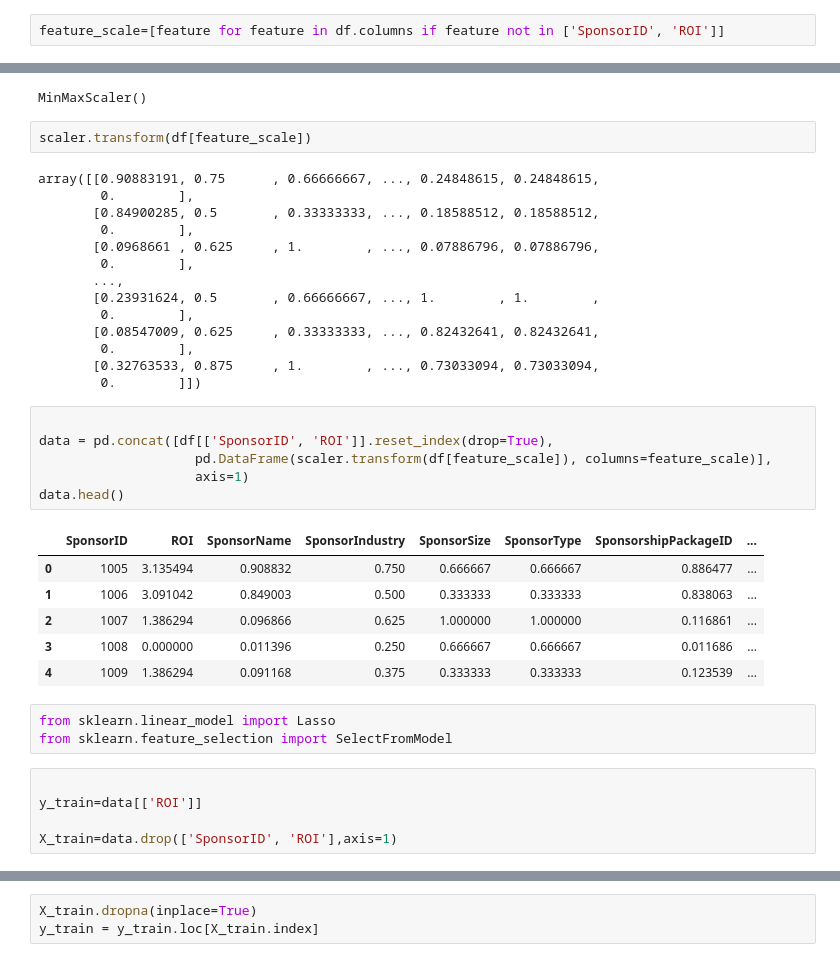
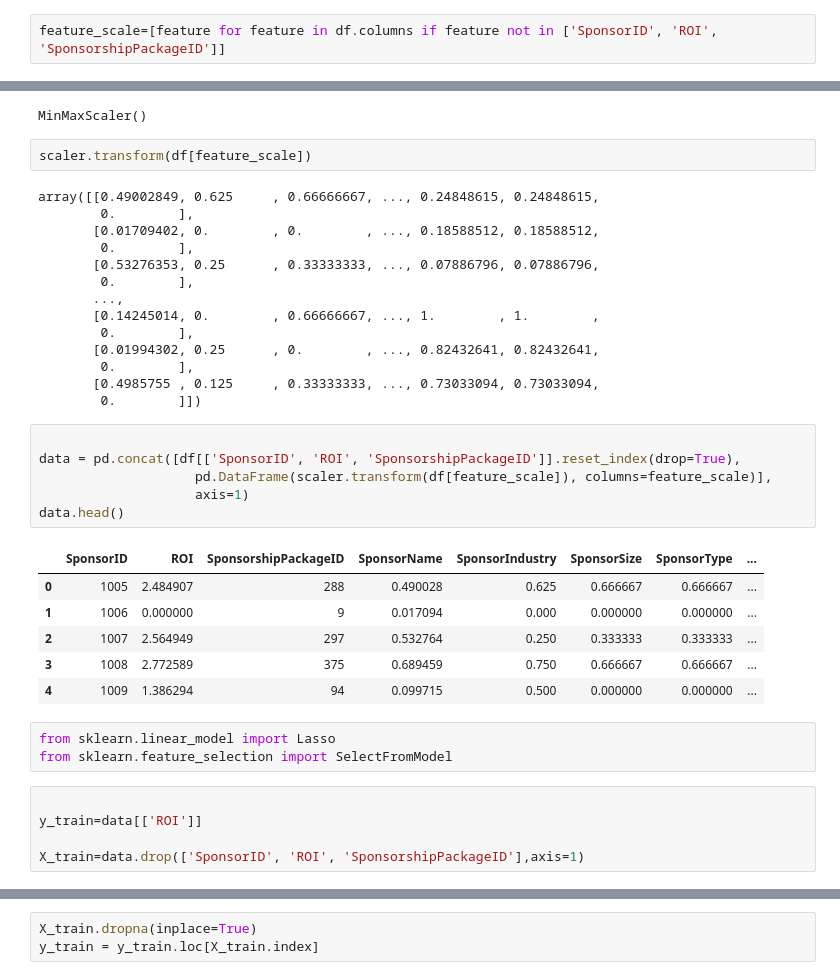
Before and after one commit to lurchyy/MarketWise-C2PO, a Jupyter notebook: ps4.ipynb, the cells around one changed output, grey strips where cells are left out. Drawn from its saved outputs; the diff is of its cells as text.

```diff
--- a/ps4.ipynb
+++ b/ps4.ipynb
@@ -259,5 +259,5 @@ df.head()
 # %%
-feature_scale=[feature for feature in df.columns if feature not in ['SponsorID', 'ROI']]
+feature_scale=[feature for feature in df.columns if feature not in ['SponsorID', 'ROI', 'SponsorshipPackageID']]
 # %%
 
 from sklearn.preprocessing import MinMaxScaler
@@ -274,32 +274,32 @@ MinMaxScaler()
 # %%
 scaler.transform(df[feature_scale])
 # %% [output]
-array([[0.90883191, 0.75      , 0.66666667, ..., 0.24848615, 0.24848615,
+array([[0.49002849, 0.625     , 0.66666667, ..., 0.24848615, 0.24848615,
         0.        ],
-       [0.84900285, 0.5       , 0.33333333, ..., 0.18588512, 0.18588512,
+       [0.01709402, 0.        , 0.        , ..., 0.18588512, 0.18588512,
         0.        ],
-       [0.0968661 , 0.625     , 1.        , ..., 0.07886796, 0.07886796,
+       [0.53276353, 0.25      , 0.33333333, ..., 0.07886796, 0.07886796,
         0.        ],
        ...,
-       [0.23931624, 0.5       , 0.66666667, ..., 1.        , 1.        ,
+       [0.14245014, 0.        , 0.66666667, ..., 1.        , 1.        ,
         0.        ],
-       [0.08547009, 0.625     , 0.33333333, ..., 0.82432641, 0.82432641,
+       [0.01994302, 0.25      , 0.        , ..., 0.82432641, 0.82432641,
         0.        ],
-       [0.32763533, 0.875     , 1.        , ..., 0.73033094, 0.73033094,
+       [0.4985755 , 0.125     , 0.33333333, ..., 0.73033094, 0.73033094,
         0.        ]])
 # %%
 
-data = pd.concat([df[['SponsorID', 'ROI']].reset_index(drop=True),
+data = pd.concat([df[['SponsorID', 'ROI', 'SponsorshipPackageID']].reset_index(drop=True),
                     pd.DataFrame(scaler.transform(df[feature_scale]), columns=feature_scale)],
                     axis=1)
 data.head()
 # %% [output]
-|  | SponsorID | ROI | SponsorName | SponsorIndustry | SponsorSize | SponsorType | SponsorshipPackageID | ... |
-| 0 | 1005 | 3.135494 | 0.908832 | 0.750 | 0.666667 | 0.666667 | 0.886477 | ... |
-| 1 | 1006 | 3.091042 | 0.849003 | 0.500 | 0.333333 | 0.333333 | 0.838063 | ... |
-| 2 | 1007 | 1.386294 | 0.096866 | 0.625 | 1.000000 | 1.000000 | 0.116861 | ... |
-| 3 | 1008 | 0.000000 | 0.011396 | 0.250 | 0.666667 | 0.666667 | 0.011686 | ... |
-| 4 | 1009 | 1.386294 | 0.091168 | 0.375 | 0.333333 | 0.333333 | 0.123539 | ... |
+|  | SponsorID | ROI | SponsorshipPackageID | SponsorName | SponsorIndustry | SponsorSize | SponsorType | ... |
+| 0 | 1005 | 2.484907 | 288 | 0.490028 | 0.625 | 0.666667 | 0.666667 | ... |
+| 1 | 1006 | 0.000000 | 9 | 0.017094 | 0.000 | 0.000000 | 0.000000 | ... |
+| 2 | 1007 | 2.564949 | 297 | 0.532764 | 0.250 | 0.333333 | 0.333333 | ... |
+| 3 | 1008 | 2.772589 | 375 | 0.689459 | 0.750 | 0.666667 | 0.666667 | ... |
+| 4 | 1009 | 1.386294 | 94 | 0.099715 | 0.500 | 0.000000 | 0.000000 | ... |
 # %%
 from sklearn.linear_model import Lasso
 from sklearn.feature_selection import SelectFromModel
@@ -307,7 +307,7 @@ from sklearn.feature_selection import SelectFromModel
 
 y_train=data[['ROI']]
 
-X_train=data.drop(['SponsorID', 'ROI'],axis=1)
+X_train=data.drop(['SponsorID', 'ROI', 'SponsorshipPackageID'],axis=1)
 # %%
 X_train.isna().sum()
 # %% [output]
```
Also changed, not shown: parts of 19 cells of this notebook, 2 other files.
